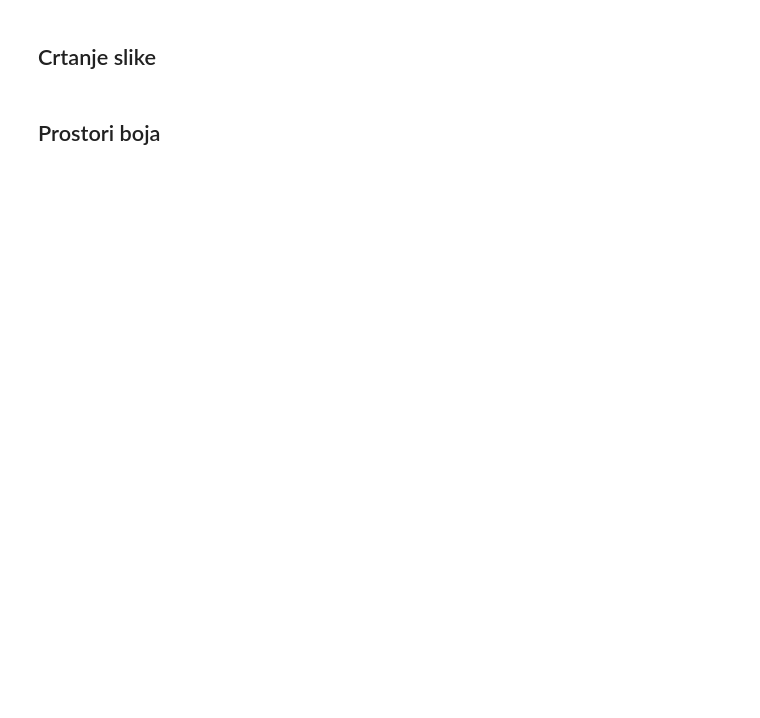
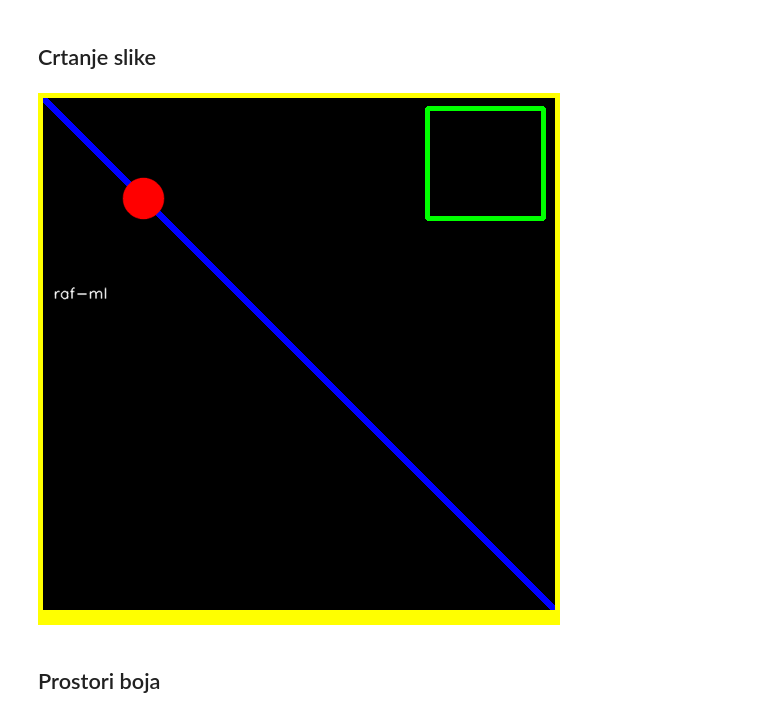
Before and after one commit to rand0musername/raf-ml, a Jupyter notebook: 07 CNN, OpenCV/07B_OpenCV.ipynb, the cells around one changed output. Drawn from its saved outputs; the diff is of its cells as text; code cells hidden in the pictures; blank space fills up the shorter version.

```diff
--- a/07 CNN, OpenCV/07B_OpenCV.ipynb
+++ b/07 CNN, OpenCV/07B_OpenCV.ipynb
@@ -35,2 +81,26 @@
+# %%
+# Kreiramo praznu crnu RGB sliku 512x512
+draw = np.zeros((512, 512, 3), np.uint8)
+
+# Crtamo plavu dijagonalnu liniju sirine 5 od coska do coska
+draw = cv2.line(draw, (0, 0), (511, 511), (255, 0, 0), 5)
+
+# Crtamo zeleni pravougaonik na zadatim koordinatama
+draw = cv2.rectangle(draw, (384, 10), (500, 120), (0, 255, 0), 3)
+
+# Crtamo crveni krug
+draw = cv2.circle(draw, (100, 100), 20, (0, 0, 255), -1, cv2.LINE_AA)
+
+# Crtamo beo tekst
+font = cv2.FONT_HERSHEY_SIMPLEX
+draw = cv2.putText(draw, 'raf-ml', (10, 200), font, 0.5, (255, 255, 255),
+                   1, cv2.LINE_AA)
+
+# Crtamo zuti okvir sirine 5 tj. 15
+draw = cv2.copyMakeBorder(draw, 5, 15, 5, 5, cv2.BORDER_CONSTANT, value=[0, 255, 255])
+
+show(draw)
+# %% [output]
+[figure, added]
 # %% [markdown]
 ## Prostori boja
```
Also changed, not shown: parts of 27 cells of this notebook, 2 other files.
